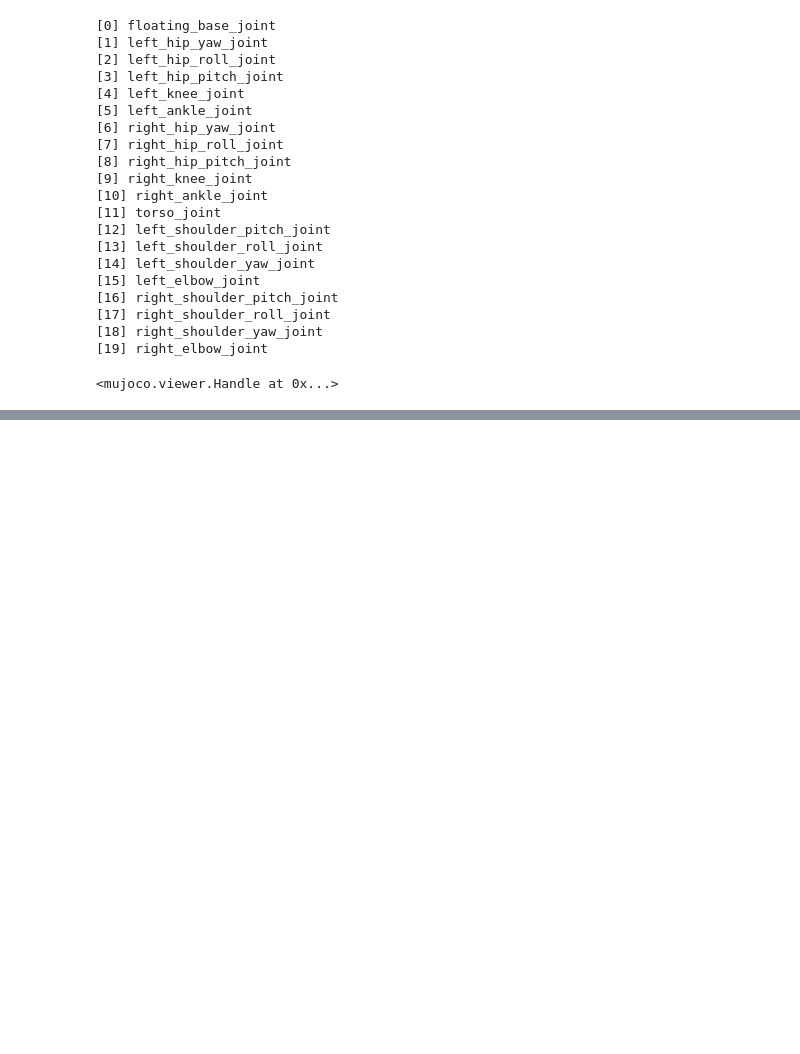
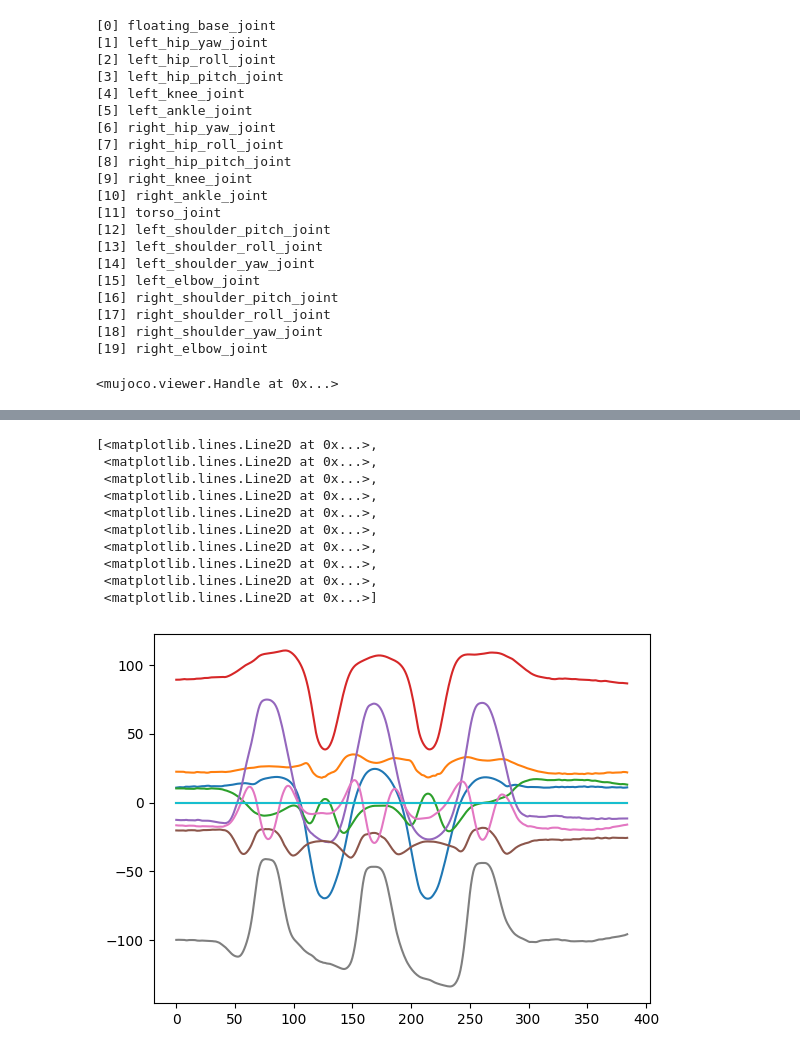
Before and after one commit to han-xudong/human2humanoid, a Jupyter notebook: test.ipynb, the cells around one changed output, grey strips where cells are left out. Cells and saved outputs as stored; diff of their text form; code cells hidden in the pictures; blank space fills up the shorter version.

```diff
--- a/test.ipynb
+++ b/test.ipynb
@@ -156,0 +202,24 @@ mujoco.viewer.launch_passive(model, data)
+# %%
+def rad2angle(rad):
+    angle = rad.copy()
+    angle[angle > np.pi] -= 2 * np.pi
+    angle[angle < -np.pi] += 2 * np.pi
+
+    angle = angle * 180 / np.pi
+    return angle
+
+dof_angle = rad2angle(dof)
+
+plt.plot(dof_angle)
+# %% [output]
+[<matplotlib.lines.Line2D at 0x...>,
+ <matplotlib.lines.Line2D at 0x...>,
+ <matplotlib.lines.Line2D at 0x...>,
+ <matplotlib.lines.Line2D at 0x...>,
+ <matplotlib.lines.Line2D at 0x...>,
+ <matplotlib.lines.Line2D at 0x...>,
+ <matplotlib.lines.Line2D at 0x...>,
+ <matplotlib.lines.Line2D at 0x...>,
+ <matplotlib.lines.Line2D at 0x...>,
+ <matplotlib.lines.Line2D at 0x...>]
+[figure, added]
```
Also changed, not shown: parts of 5 cells of this notebook, 7 other files.
